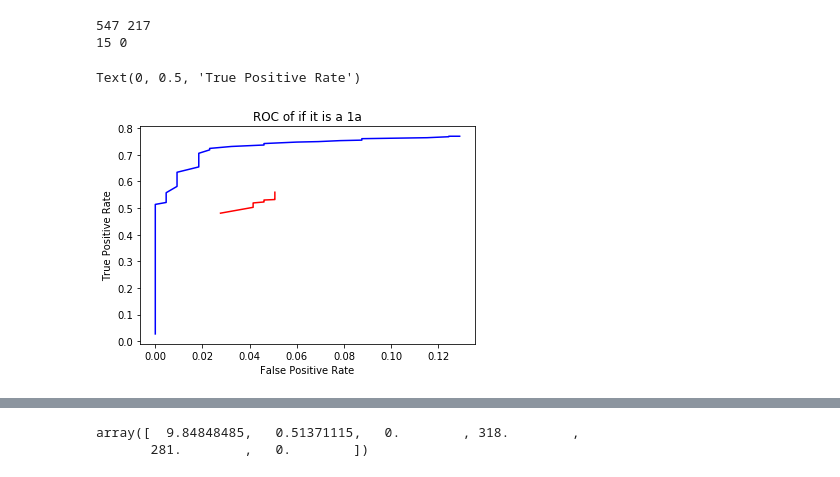
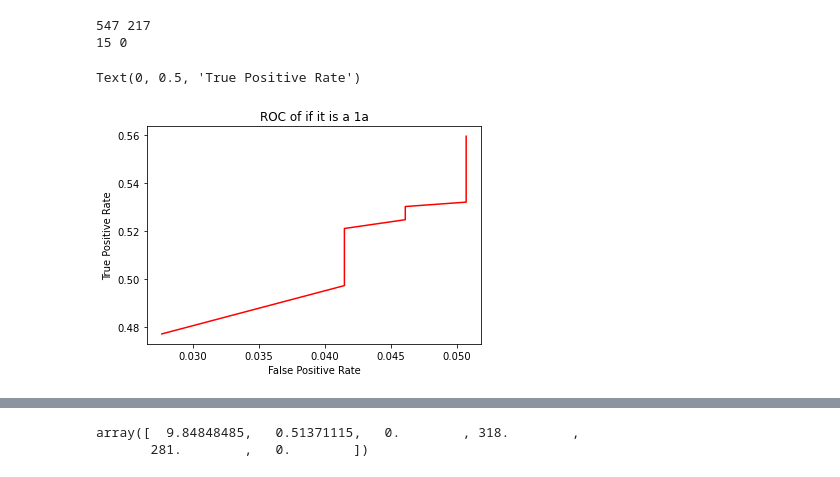
Before and after one commit to Hallflower20/supernova-spectrum-analysis, a Jupyter notebook: SideBySide.ipynb, the cells around one changed output, grey strips where cells are left out. Saved outputs shown, nothing was run; the diff lists cells and outputs as text; code cells hidden in the pictures.

```diff
--- a/SideBySide.ipynb
+++ b/SideBySide.ipynb
@@ -17,5 +11,5 @@ from collections import Counter
 from mpl_toolkits.mplot3d import Axes3D
 # %%
 sample_location = "/home/hallflower/sample/spectra/"
-dash = "/mnt/c/users/20xha/Documents/Caltech/Research/DASH/"
+dash = "C:/users/20xha/Documents/Caltech/Research/DASH/"
 # %%
@@ -28,14 +22,14 @@ dashoutput = np.load(dash+"output.npy",allow_pickle=True)
 # %%
 snidoutput = np.load("SNID_results_rlap3.npy", allow_pickle=True)
 # %%
-final_rcf_table = Table.from_pandas(pd.read_hdf("/mnt/c/users/20xha/Documents/Caltech/Research/final_rcf_table.h5"))
+final_rcf_table = Table.from_pandas(pd.read_hdf("C:/users/20xha/Documents/Caltech/Research/final_rcf_table.h5"))
 # %%
 len(final_rcf_table)
 # %% [output]
 764
 # %%
 ResultsTable_List_confidence = []
-ranges = np.linspace(0, 1, 101)
+ranges = np.linspace(0.1836, 1, 101)
 for confidence in ranges:
     count = 0
     ResultsTable = Table(
@@ -149,11 +172,11 @@ print(truepositive,falsepositive)
 547 217
 15 0
 # %%
-plt.plot(counters_rlap_1a[:,2], counters_rlap_1a[:,1], color = "blue")
+#plt.plot(counters_rlap_1a[:,2], counters_rlap_1a[:,1], color = "blue")
 plt.plot(counters_confidence_1a[:,2], counters_confidence_1a[:,1], color = "red")
 plt.title("ROC of if it is a 1a")
 plt.xlabel("False Positive Rate")
 plt.ylabel("True Positive Rate")
 # %% [output]
 Text(0, 0.5, 'True Positive Rate')
-[figure, old version]
+[figure, new version]
```
Also changed, not shown: parts of 6 cells of this notebook, 19 other files.
